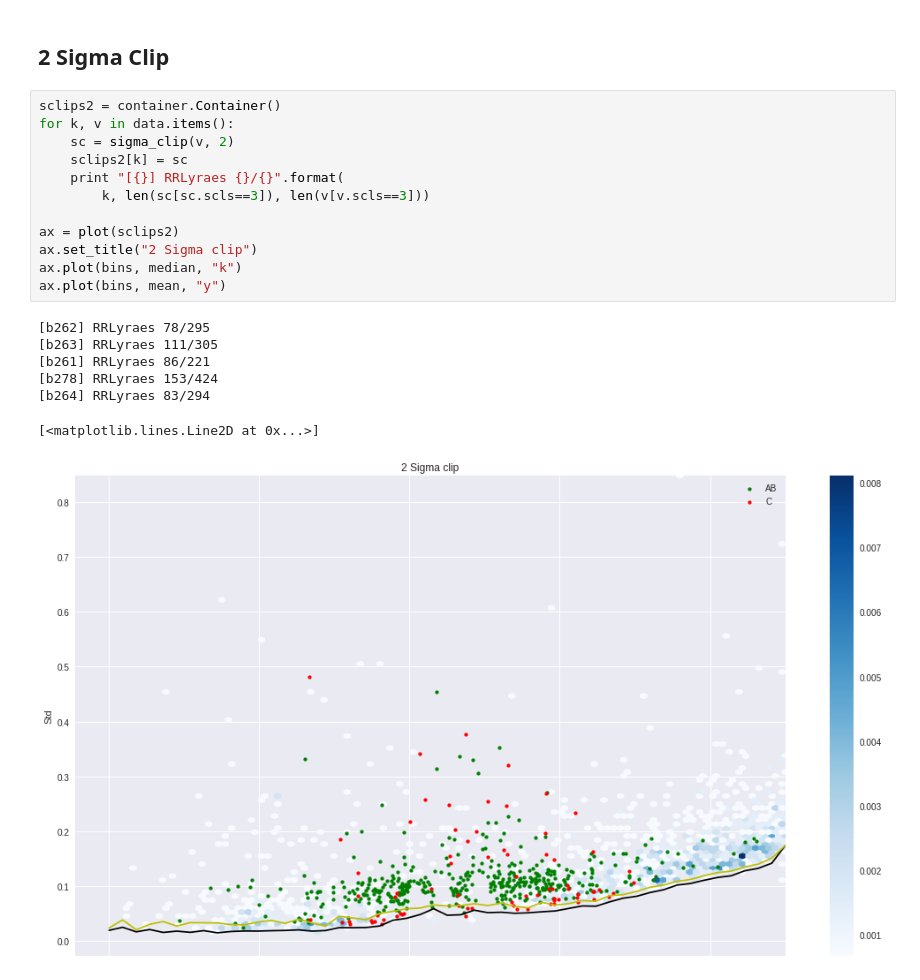
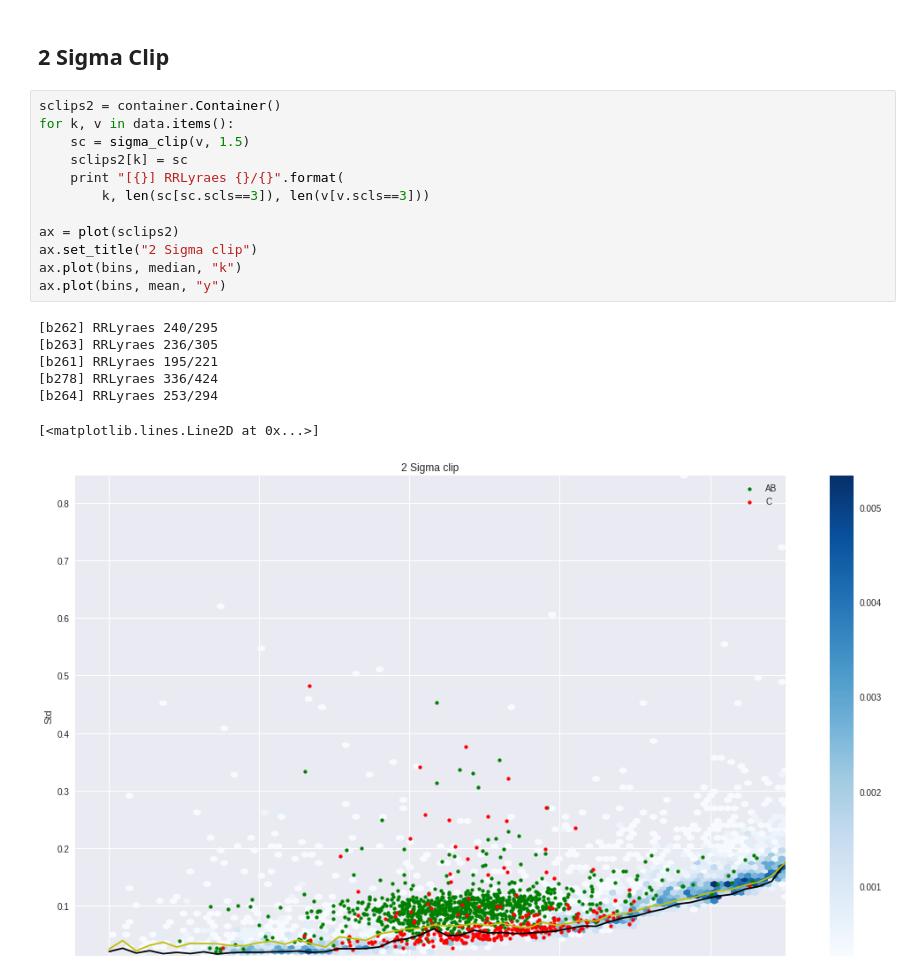
Before and after one commit to carpyncho/vvv_gen_catalog, a Jupyter notebook: remove_saturation-sigma-clip.ipynb, the cells around one changed output. Cells and saved outputs as stored; diff of their text form.

```diff
--- a/remove_saturation-sigma-clip.ipynb
+++ b/remove_saturation-sigma-clip.ipynb
@@ -285,23 +285,23 @@ Wall time: 3.8 s
 # %%
 sclips2 = container.Container()
 for k, v in data.items():
-    sc = sigma_clip(v, 2)
+    sc = sigma_clip(v, 1.5)
     sclips2[k] = sc
     print "[{}] RRLyraes {}/{}".format(
         k, len(sc[sc.scls==3]), len(v[v.scls==3]))
 
 ax = plot(sclips2)
 ax.set_title("2 Sigma clip")
 ax.plot(bins, median, "k")
 ax.plot(bins, mean, "y")
 # %% [output]
-[b262] RRLyraes 78/295
-[b263] RRLyraes 111/305
-[b261] RRLyraes 86/221
-[b278] RRLyraes 153/424
-[b264] RRLyraes 83/294
+[b262] RRLyraes 240/295
+[b263] RRLyraes 236/305
+[b261] RRLyraes 195/221
+[b278] RRLyraes 336/424
+[b264] RRLyraes 253/294
 [<matplotlib.lines.Line2D at 0x...>]
-[figure, old version]
+[figure, new version]
 # %%
 svc_poly = WithAnotherExperiment(
     clf=SVC(kernel='rbf', probability=True), clsnum=sclasses,
```
Also changed, not shown: parts of 3 cells of this notebook.
